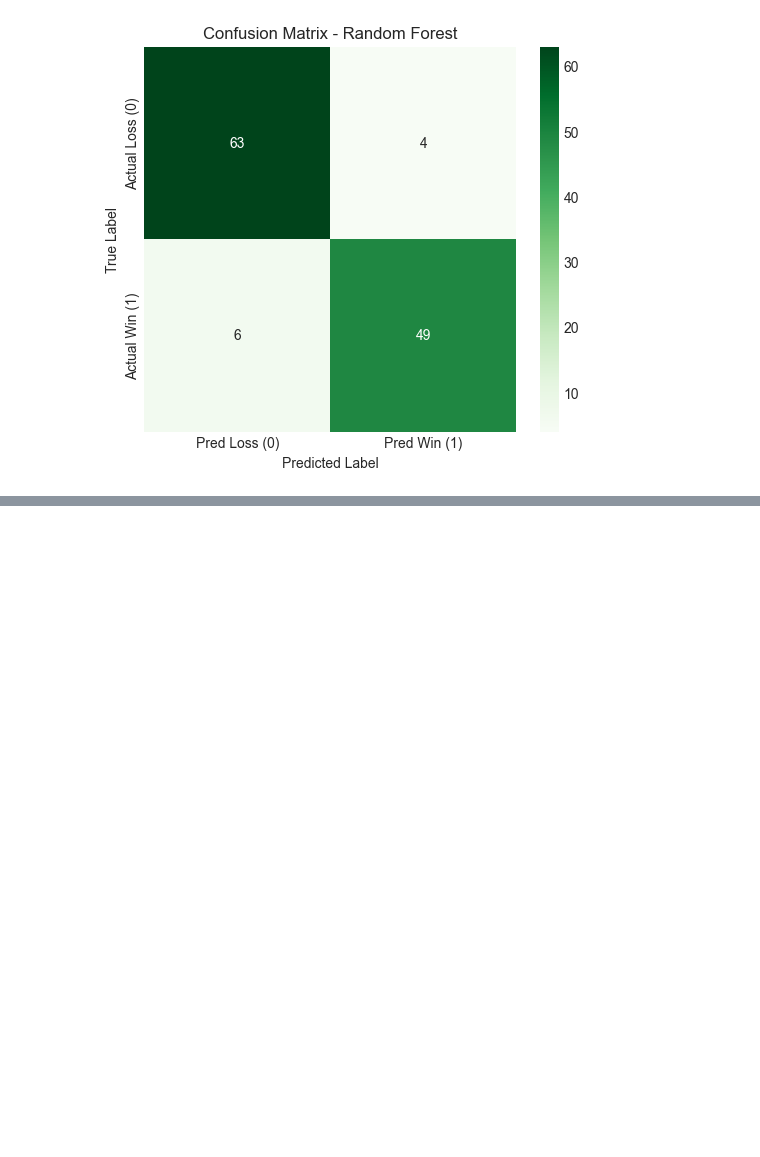
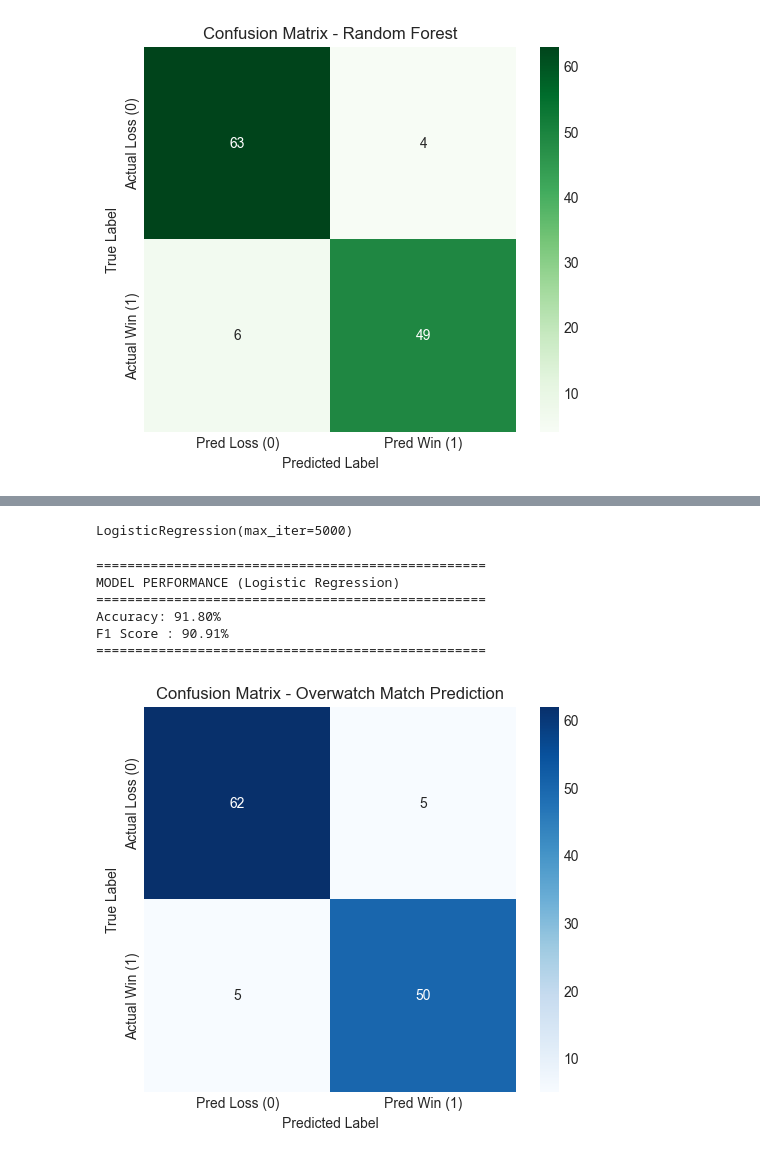
Before and after one commit to carev002/CS422-Machine-Learning-Project, a Jupyter notebook: CS422OWProject.ipynb, the cells around one changed output, grey strips where cells are left out. Saved outputs shown, nothing was run; the diff lists cells and outputs as text; code cells hidden in the pictures; blank space fills up the shorter version.

```diff
--- a/CS422OWProject.ipynb
+++ b/CS422OWProject.ipynb
@@ -313,0 +510,50 @@ NOTE: Deaths being an important feature does not mean high deaths is good. This
+# %%
+X_test = scaler.transform(X_test)
+# %%
+model = LogisticRegression(max_iter=5000)
+# %%
+model.fit(X_train, y_train)
+# %% [output]
+LogisticRegression(max_iter=5000)
+# %%
+y_pred = model.predict(X_test)
+# %%
+accuracy = accuracy_score(y_test, y_pred)
+f1 = f1_score(y_test, y_pred)
+cm = confusion_matrix(y_test, y_pred)
+
+# -------------------------
+# Print metrics (clean format)
+# -------------------------
+print("="*50)
+print("MODEL PERFORMANCE (Logistic Regression)")
+print("="*50)
+print(f"Accuracy: {accuracy*100:.2f}%")
+print(f"F1 Score : {f1*100:.2f}%")
+print("="*50)
+
+# -------------------------
+# Confusion Matrix (Heatmap)
+# -------------------------
+plt.figure(figsize=(6,5))
+sns.heatmap(
+    cm,
+    annot=True,
+    fmt="d",
+    cmap="Blues",
+    xticklabels=["Pred Loss (0)", "Pred Win (1)"],
+    yticklabels=["Actual Loss (0)", "Actual Win (1)"]
+)
+
+plt.title("Confusion Matrix - Overwatch Match Prediction")
+plt.xlabel("Predicted Label")
+plt.ylabel("True Label")
+plt.show()
+# %% [output]
+==================================================
+MODEL PERFORMANCE (Logistic Regression)
+==================================================
+Accuracy: 91.80%
+F1 Score : 90.91%
+==================================================
+[figure, added]
```
Also changed, not shown: parts of 60 cells of this notebook.
